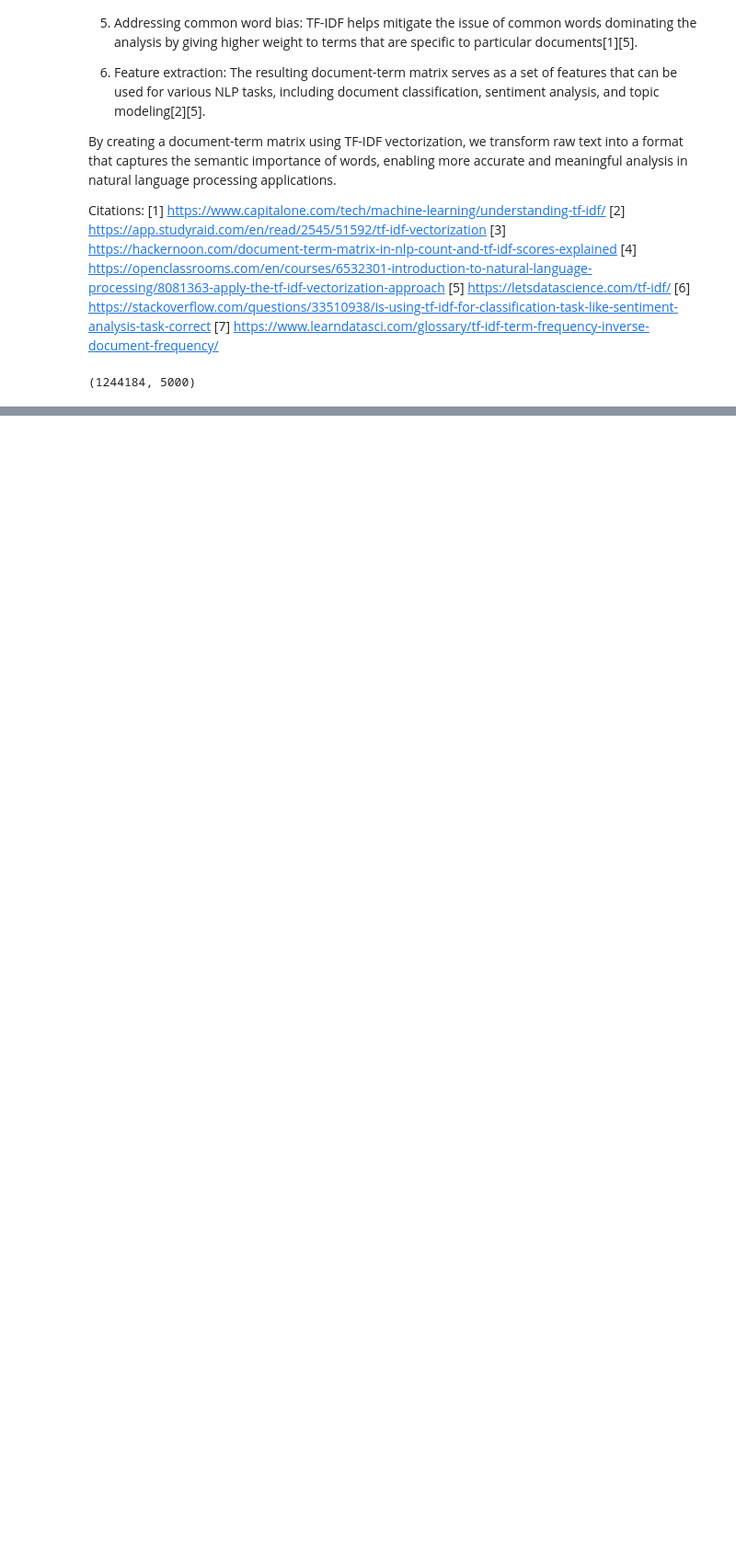
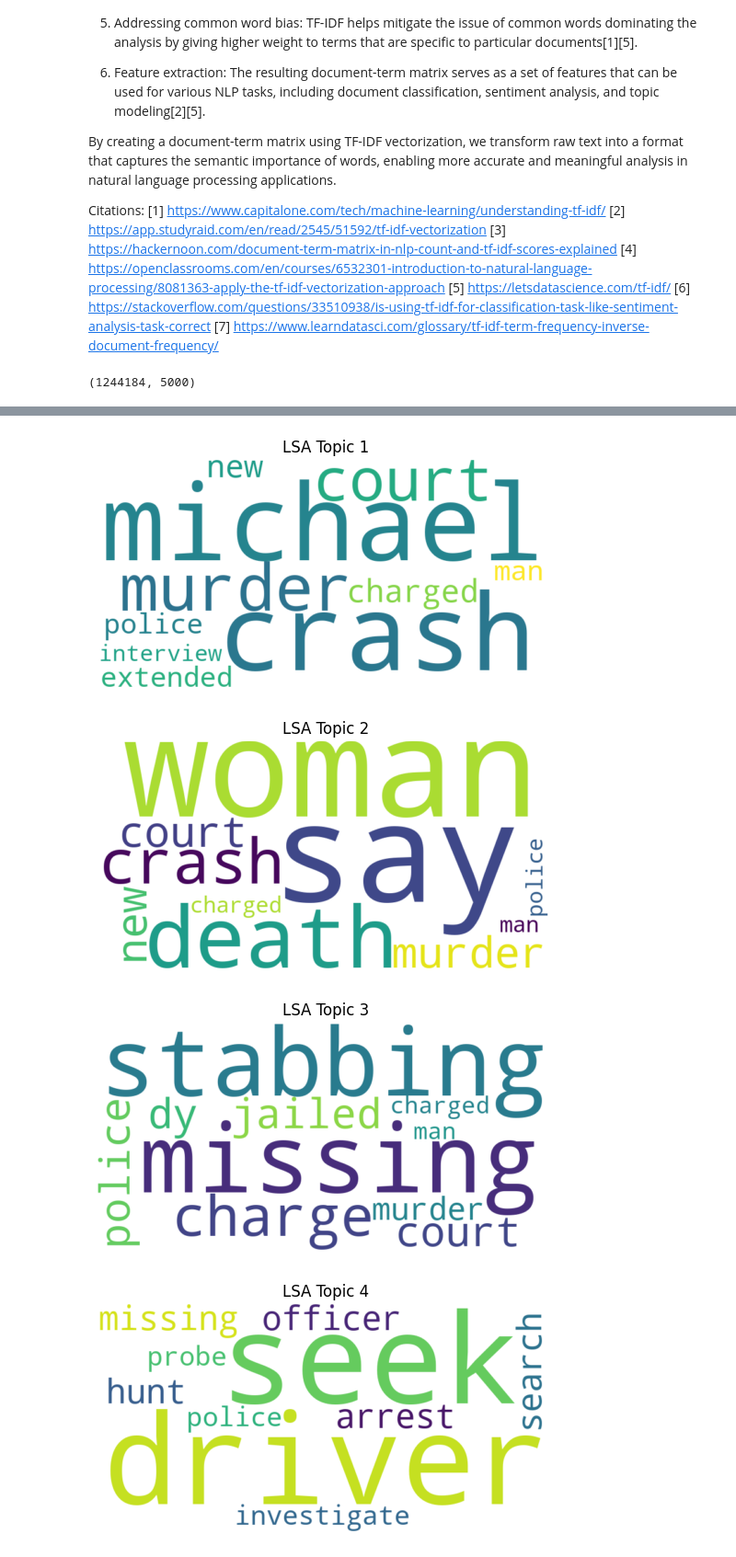
Before and after one commit to voira/text_mining_a1, a Jupyter notebook: project2.ipynb, the cells around one changed output, grey strips where cells are left out. Shown at 92% size. Saved outputs shown, nothing was run; the diff lists cells and outputs as text; code cells hidden in the pictures; blank space fills up the shorter version.

```diff
--- a/project2.ipynb
+++ b/project2.ipynb
@@ -114,6 +101,10 @@ tfidf_matrix = vectorizer.fit_transform(news['processed_text'])
 tfidf_matrix.shape
 # %% [output]
 (1244184, 5000)
+# %%
+# Bag of Words Representation
+count_vectorizer = CountVectorizer(max_features=5000)
+count_matrix = count_vectorizer.fit_transform(news['processed_text'])
 # %%
 # Apply LSA
 n_topics = 8
@@ -159,0 +169,7 @@ Topic 8: change, new, government, pay, say, wa, climate, govt, farmer, labor
+# %%
+lda_topics = []
+terms = count_vectorizer.get_feature_names_out()
+for topic_idx, topic in enumerate(lda_model.components_):
+    top_terms = [terms[i] for i in topic.argsort()[-10:]]
+    lda_topics.append(top_terms)
+    print(f"Topic {topic_idx + 1}: {top_terms}")
@@ -159,0 +185,7 @@ Topic 8: change, new, government, pay, say, wa, climate, govt, farmer, labor
+# %%
+terms = vectorizer.get_feature_names_out()
+lsa_topics = []
+for i, comp in enumerate(lsa_model.components_):
+    top_terms = [terms[i] for i in comp.argsort()[-10:]]
+    lsa_topics.append(top_terms)
+    print(f"Topic {i+1}: {top_terms}")
@@ -159,0 +242,14 @@ Topic 8: change, new, government, pay, say, wa, climate, govt, farmer, labor
+# %%
+# Word clouds for LSA topics
+for i, terms in enumerate(lsa_topics):
+    wordcloud = WordCloud(width=800, height=400, background_color='white').generate(' '.join(terms))
+    plt.figure()
+    plt.title(f"LSA Topic {i+1}")
+    plt.imshow(wordcloud, interpolation='bilinear')
+    plt.axis('off')
+    plt.show()
+# %% [output]
+[figure, added]
+[figure, added]
+[figure, added]
+[figure, added]
```
Also changed, not shown: parts of 18 cells of this notebook.
